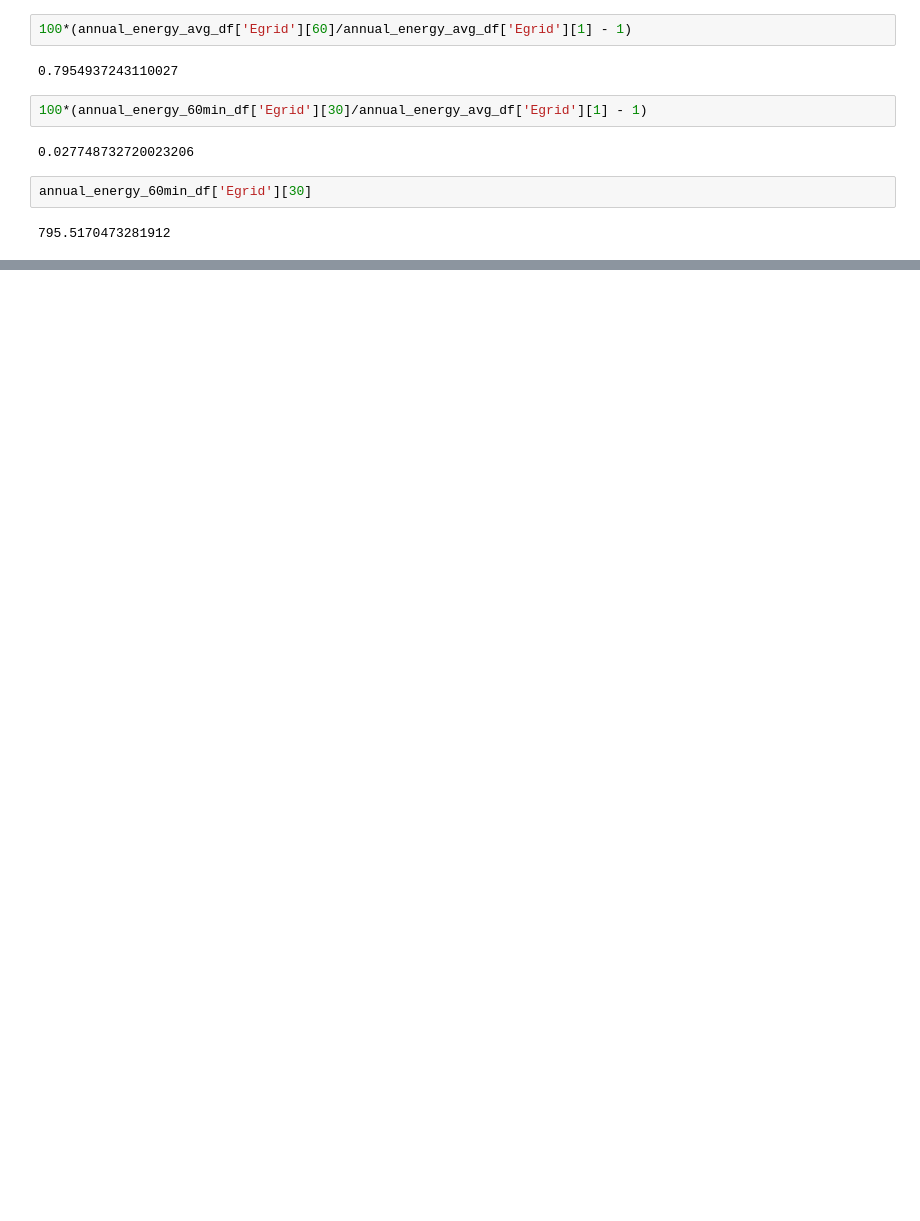
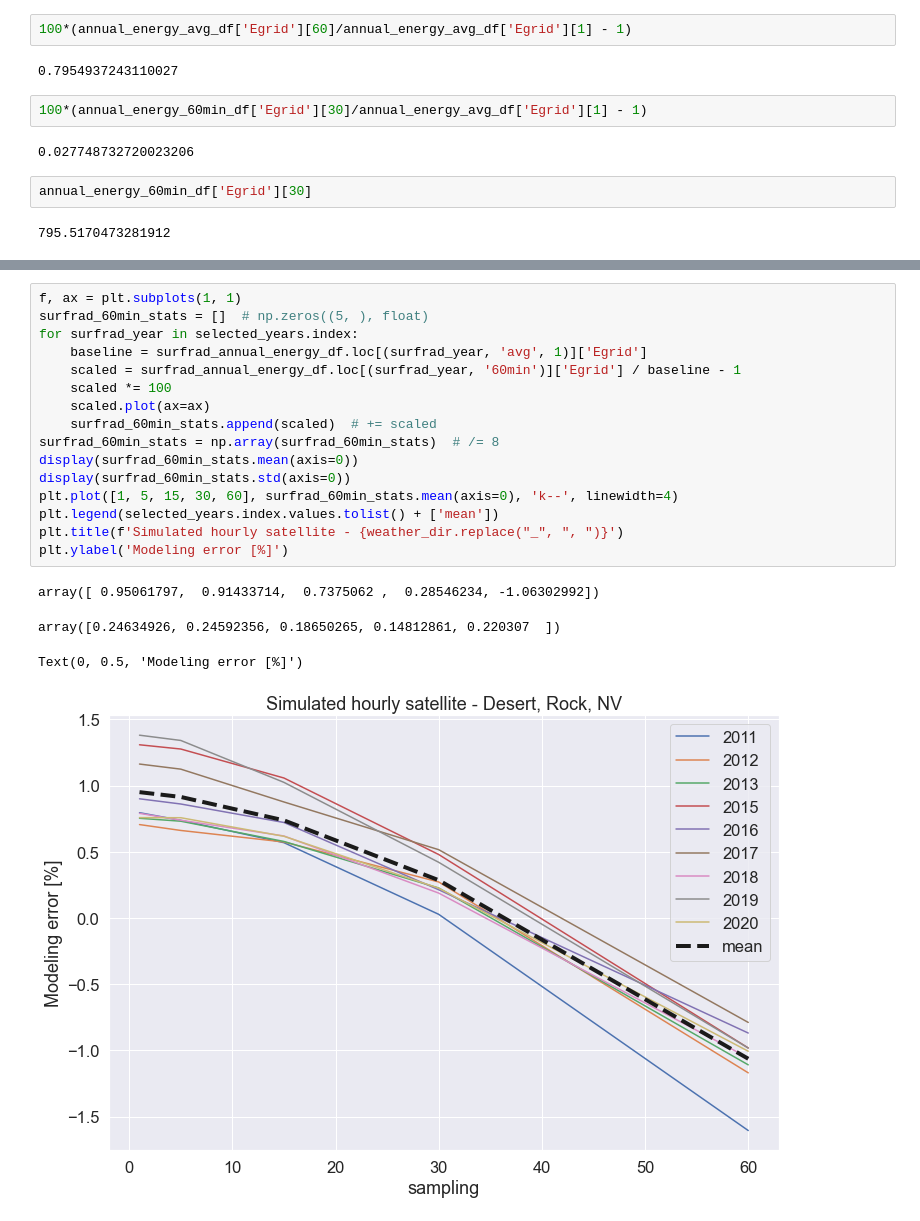
Before and after one commit to mikofski/pvsc49-satellite-sampling, a Jupyter notebook: analysis/instantaneous_weather-SURFRAD-dra.ipynb, the cells around one changed output, grey strips where cells are left out. Cells and saved outputs as stored; diff of their text form; blank space fills up the shorter version.

```diff
--- a/analysis/instantaneous_weather-SURFRAD-dra.ipynb
+++ b/analysis/instantaneous_weather-SURFRAD-dra.ipynb
@@ -1112,0 +1277,21 @@ annual_energy_60min_df['Egrid'][30]
+# %%
+f, ax = plt.subplots(1, 1)
+surfrad_60min_stats = []  # np.zeros((5, ), float)
+for surfrad_year in selected_years.index:
+    baseline = surfrad_annual_energy_df.loc[(surfrad_year, 'avg', 1)]['Egrid']
+    scaled = surfrad_annual_energy_df.loc[(surfrad_year, '60min')]['Egrid'] / baseline - 1
+    scaled *= 100
+    scaled.plot(ax=ax)
+    surfrad_60min_stats.append(scaled)  # += scaled
+surfrad_60min_stats = np.array(surfrad_60min_stats)  # /= 8
+display(surfrad_60min_stats.mean(axis=0))
+display(surfrad_60min_stats.std(axis=0))
+plt.plot([1, 5, 15, 30, 60], surfrad_60min_stats.mean(axis=0), 'k--', linewidth=4)
+plt.legend(selected_years.index.values.tolist() + ['mean'])
+plt.title(f'Simulated hourly satellite - {weather_dir.replace("_", ", ")}')
+plt.ylabel('Modeling error [%]')
+# %% [output]
+array([ 0.95061797,  0.91433714,  0.7375062 ,  0.28546234, -1.06302992])
+array([0.24634926, 0.24592356, 0.18650265, 0.14812861, 0.220307  ])
+Text(0, 0.5, 'Modeling error [%]')
+[figure, added]
```
Also changed, not shown: parts of 9 cells of this notebook, 11 other files.
